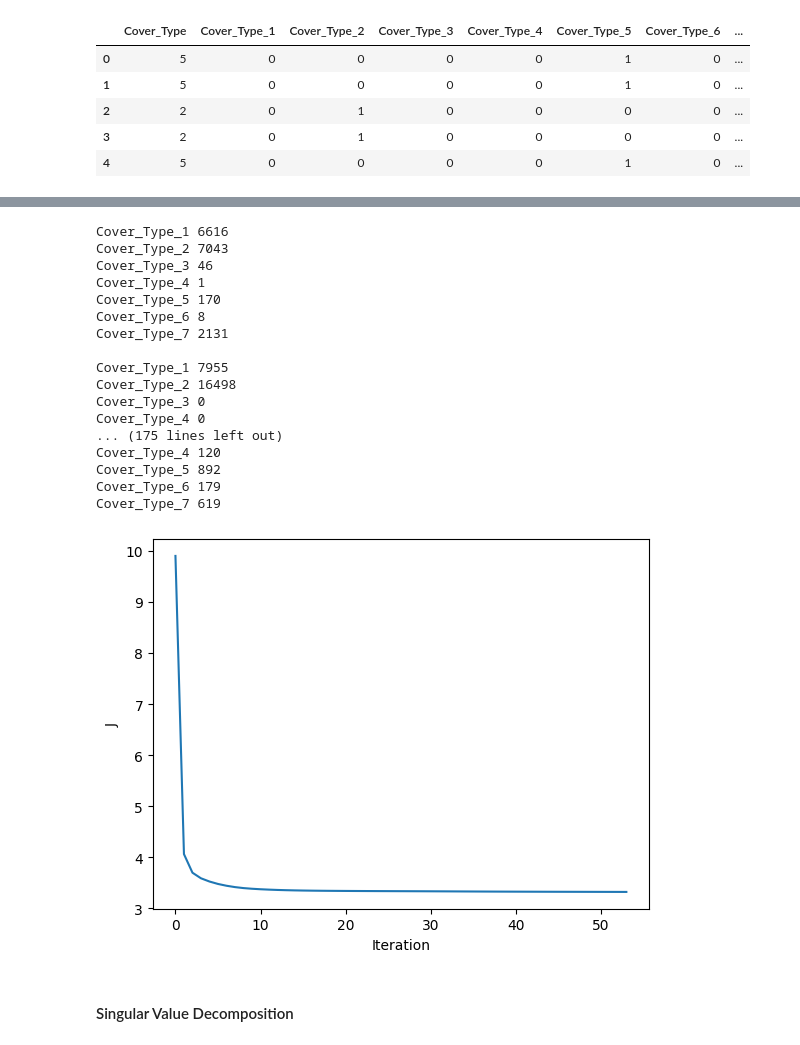
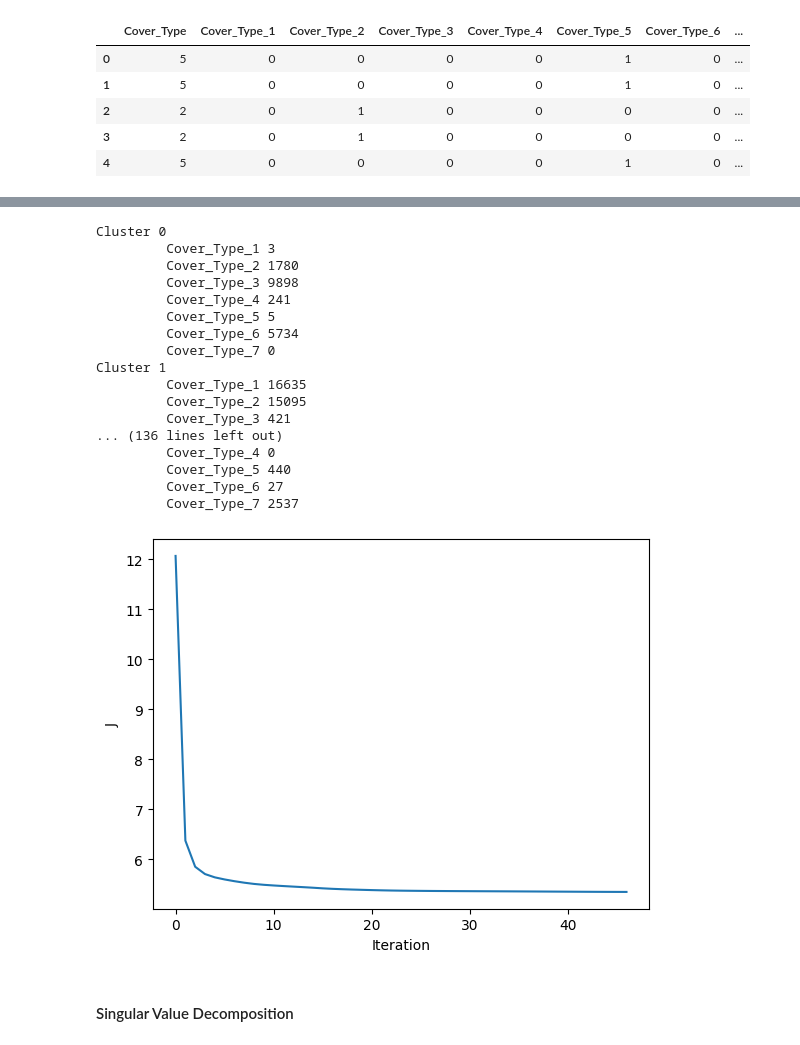
Before and after one commit to Nakulj11/ECE133AFinalProject, a Jupyter notebook: FinalProject.ipynb, the cells around one changed output, grey strips where cells are left out. Cells and saved outputs as stored; diff of their text form; code cells hidden in the pictures.

Commit message:
add binary to kmeans

```diff
--- a/FinalProject.ipynb
+++ b/FinalProject.ipynb
@@ -238,8 +230,6 @@ add to report maybe: some preliminary observations
 # %%
 df_labels = gradient_features
-df_arr = df_std[gradient_features].to_numpy() # df_std.to_numpy()
-    # Probably do not really want to perform k-means on categorical/binary features.
-    # Our clustering probably won't be very accurate then since we're completely ignoring soil_type.
+df_arr = df_std.to_numpy()
 sample_count = df_arr.shape[0]
 sample_size = df_arr.shape[1]
 
@@ -276,7 +266,7 @@ def kmeans(N):
         if J == np.nan:
             break
         J_iter.append([iter, J])
-        if iter > 75:
+        if iter > 60:
             break
         if abs(J - J_prev) <= threshold_factor * J:
             break
@@ -288,7 +278,7 @@ def kmeans(N):
 cover_types = ['Cover_Type_1', 'Cover_Type_2', 'Cover_Type_3', 'Cover_Type_4', 'Cover_Type_5', 'Cover_Type_6', 'Cover_Type_7']
 N = 20
 results = []
-for i in range(N):
-    cluster_assignments, J_iter = kmeans(i + 7)
-    results.append([i + 7, cluster_assignments, J_iter])
+for i in range(7, N, 2):
+    cluster_assignments, J_iter = kmeans(i)
+    results.append([i, cluster_assignments, J_iter])
 # %%
@@ -319,46 +297,45 @@ k = 26 :  76 iterations, final mean square distance of nan
 # %%
-# See results of k-means algorithm for k=
-k = 24
-res_k = results[k - 7]
+# See results of k-means algorithm for k=19
+res_k = results[6]
 clusters = res_k[1]
 J_iter = res_k[2]
 
 for group_index in range(k):
     group_data = df_std.loc[np.where(clusters == group_index)]
+    print('Cluster', group_index)
     for cover in cover_types:
-        print(cover, group_data[cover].sum())
-    print()
+        print('\t', cover, group_data[cover].sum())
 
 xs=[]
 ys=[]
 for x,y in J_iter:
     xs.append(x)
     ys.append(y)
 
 fig = plt.figure()
 plt.xlabel('Iteration')
 plt.ylabel('J')
 plt.plot(xs,ys)
 plt.show()
 # %% [output]
-Cover_Type_1 6616
-Cover_Type_2 7043
-Cover_Type_3 46
-Cover_Type_4 1
-Cover_Type_5 170
-Cover_Type_6 8
-Cover_Type_7 2131
-
-Cover_Type_1 7955
-Cover_Type_2 16498
-Cover_Type_3 0
-Cover_Type_4 0
-... (175 lines left out)
-Cover_Type_4 120
-Cover_Type_5 892
-Cover_Type_6 179
-Cover_Type_7 619
+Cluster 0
+         Cover_Type_1 3
+         Cover_Type_2 1780
+         Cover_Type_3 9898
+         Cover_Type_4 241
+         Cover_Type_5 5
+         Cover_Type_6 5734
+         Cover_Type_7 0
+Cluster 1
+         Cover_Type_1 16635
+         Cover_Type_2 15095
+         Cover_Type_3 421
+... (136 lines left out)
+         Cover_Type_4 0
+         Cover_Type_5 440
+         Cover_Type_6 27
+         Cover_Type_7 2537
-[figure, old version]
+[figure, new version]
 # %% [markdown]
 #### Singular Value Decomposition
 # %%
```
Also changed, not shown: parts of 4 cells of this notebook, 1 other file.
